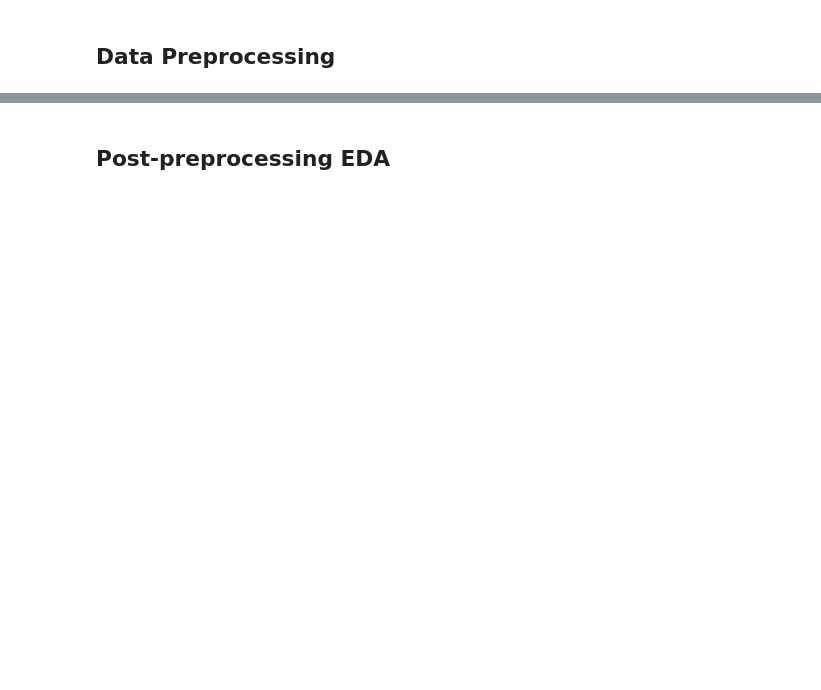
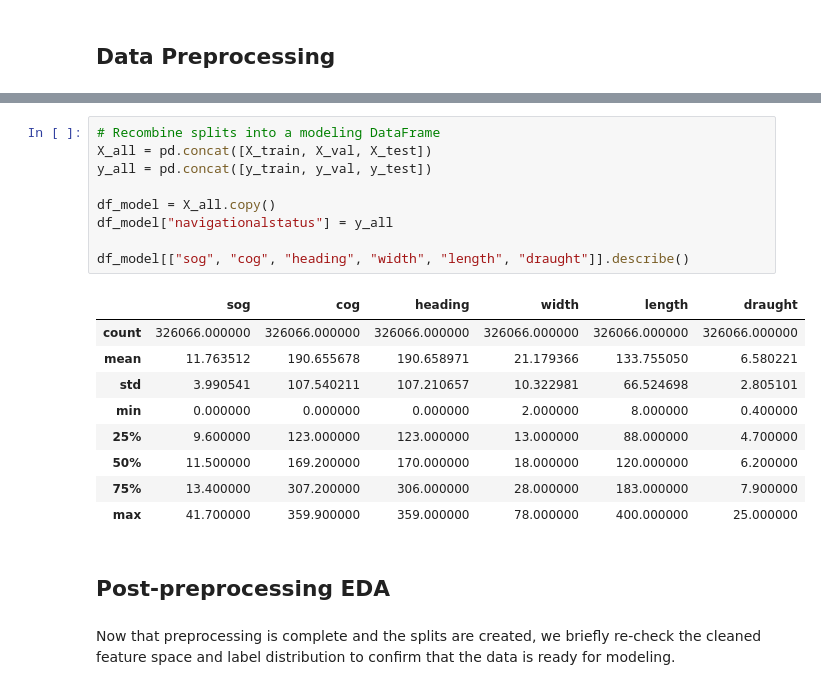
Before and after one commit to rafanahmed/Maritime-Navigational-Status-Classification, a Jupyter notebook: notebooks/01_eda_preprocessing.ipynb, the cells around one changed output, grey strips where cells are left out. Drawn from its saved outputs; the diff is of its cells as text; blank space fills up the shorter version.

```diff
--- a/notebooks/01_eda_preprocessing.ipynb
+++ b/notebooks/01_eda_preprocessing.ipynb
@@ -715,2 +871,23 @@ This plot shows a strong positive relationship between ship size and draught, an
+# %%
+# Recombine splits into a modeling DataFrame
+X_all = pd.concat([X_train, X_val, X_test])
+y_all = pd.concat([y_train, y_val, y_test])
+
+df_model = X_all.copy()
+df_model["navigationalstatus"] = y_all
+
+df_model[["sog", "cog", "heading", "width", "length", "draught"]].describe()
+# %% [output]
+|  | sog | cog | heading | width | length | draught |
+| count | 326066.000000 | 326066.000000 | 326066.000000 | 326066.000000 | 326066.000000 | 326066.000000 |
+| mean | 11.763512 | 190.655678 | 190.658971 | 21.179366 | 133.755050 | 6.580221 |
+| std | 3.990541 | 107.540211 | 107.210657 | 10.322981 | 66.524698 | 2.805101 |
+| min | 0.000000 | 0.000000 | 0.000000 | 2.000000 | 8.000000 | 0.400000 |
+| 25% | 9.600000 | 123.000000 | 123.000000 | 13.000000 | 88.000000 | 4.700000 |
+| 50% | 11.500000 | 169.200000 | 170.000000 | 18.000000 | 120.000000 | 6.200000 |
+| 75% | 13.400000 | 307.200000 | 306.000000 | 28.000000 | 183.000000 | 7.900000 |
+| max | 41.700000 | 359.900000 | 359.000000 | 78.000000 | 400.000000 | 25.000000 |
 # %% [markdown]
 ## Post-preprocessing EDA
+# %% [markdown]
+Now that preprocessing is complete and the splits are created, we briefly re-check the cleaned feature space and label distribution to confirm that the data is ready for modeling.
```
Also changed, not shown: parts of 16 cells of this notebook, 20 other files.
